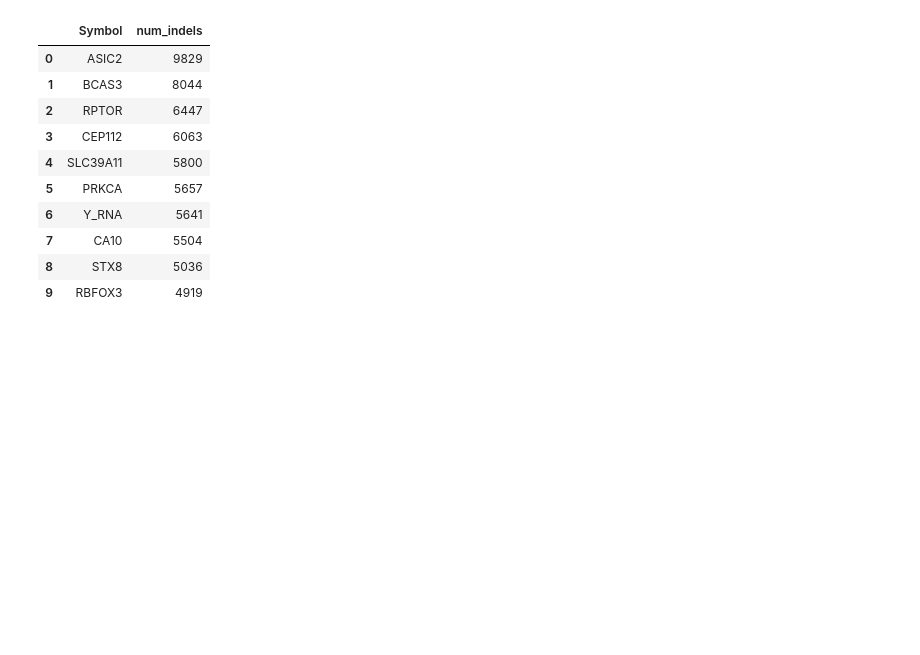
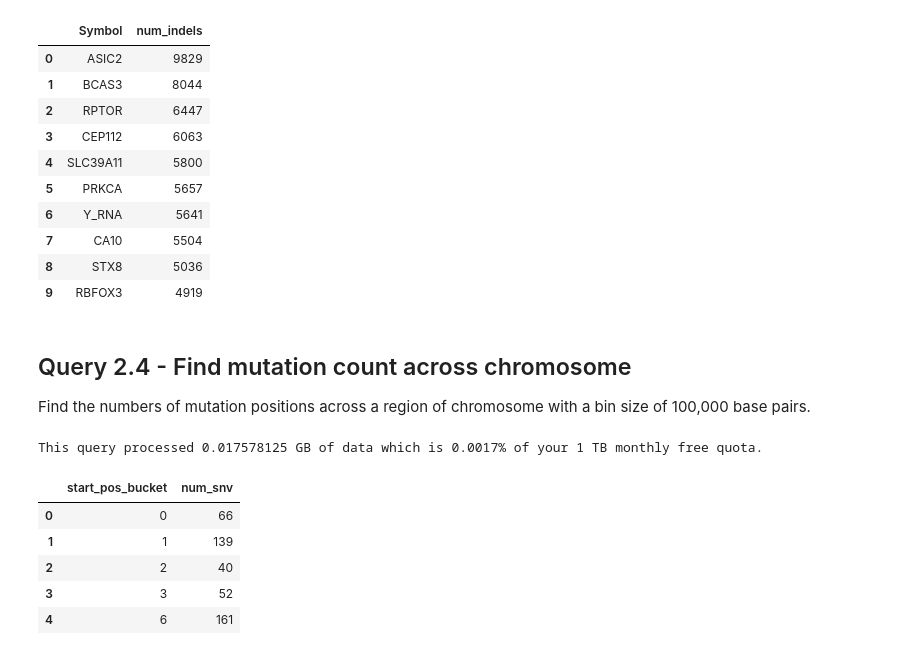
Before and after one commit to googlegenomics/gcp-variant-transforms, a Jupyter notebook: docs/sample_queries/gnomad/gnomad.ipynb, the cells around one changed output. Cells and saved outputs as stored; diff of their text form; code cells hidden in the pictures; blank space fills up the shorter version.

```diff
--- a/docs/sample_queries/gnomad/gnomad.ipynb
+++ b/docs/sample_queries/gnomad/gnomad.ipynb
@@ -716,3 +716,39 @@ This query processed 0.390625 GB of data which is 0.0381% of your 1 TB monthly f
 | 7 | CA10 | 5504 |
 | 8 | STX8 | 5036 |
 | 9 | RBFOX3 | 4919 |
+# %% [markdown]
+## Query 2.4 - Find mutation count across chromosome
+Find the numbers of mutation positions across a region of chromosome with a bin size of 100,000 base pairs.
+# %%
+bucket_size = 10000
+query_template = """
+SELECT CAST(FLOOR(DIV(start_position, {BUCKET})) AS INT64) AS start_pos_bucket ,
+       count(1) AS num_snv
+FROM
+    (
+    SELECT DISTINCT
+          start_position,
+          alternate_bases.alt AS alt,
+          {VAR_TYPE_COL} AS variant_type,
+    FROM `bigquery-public-data.gnomAD.{GNOMAD_VER}__{CHROM}` AS main_table,
+        main_table.alternate_bases AS alternate_bases
+    WHERE variant_type = 'snv'
+    )
+GROUP BY 1
+ORDER BY 1
+"""
+query = query_template.format(GNOMAD_VER=gnomad_version_chr,
+                              CHROM=chromosome_chr,
+                              VAR_TYPE_COL=variant_type_col,
+                              BUCKET=bucket_size)
+
+snv_dist = run_query(query)
+snv_dist.head()
+# %% [output]
+This query processed 0.017578125 GB of data which is 0.0017% of your 1 TB monthly free quota.
+|  | start_pos_bucket | num_snv |
+| 0 | 0 | 66 |
+| 1 | 1 | 139 |
+| 2 | 2 | 40 |
+| 3 | 3 | 52 |
+| 4 | 6 | 161 |
```
Also changed, not shown: parts of 1 cell of this notebook.
